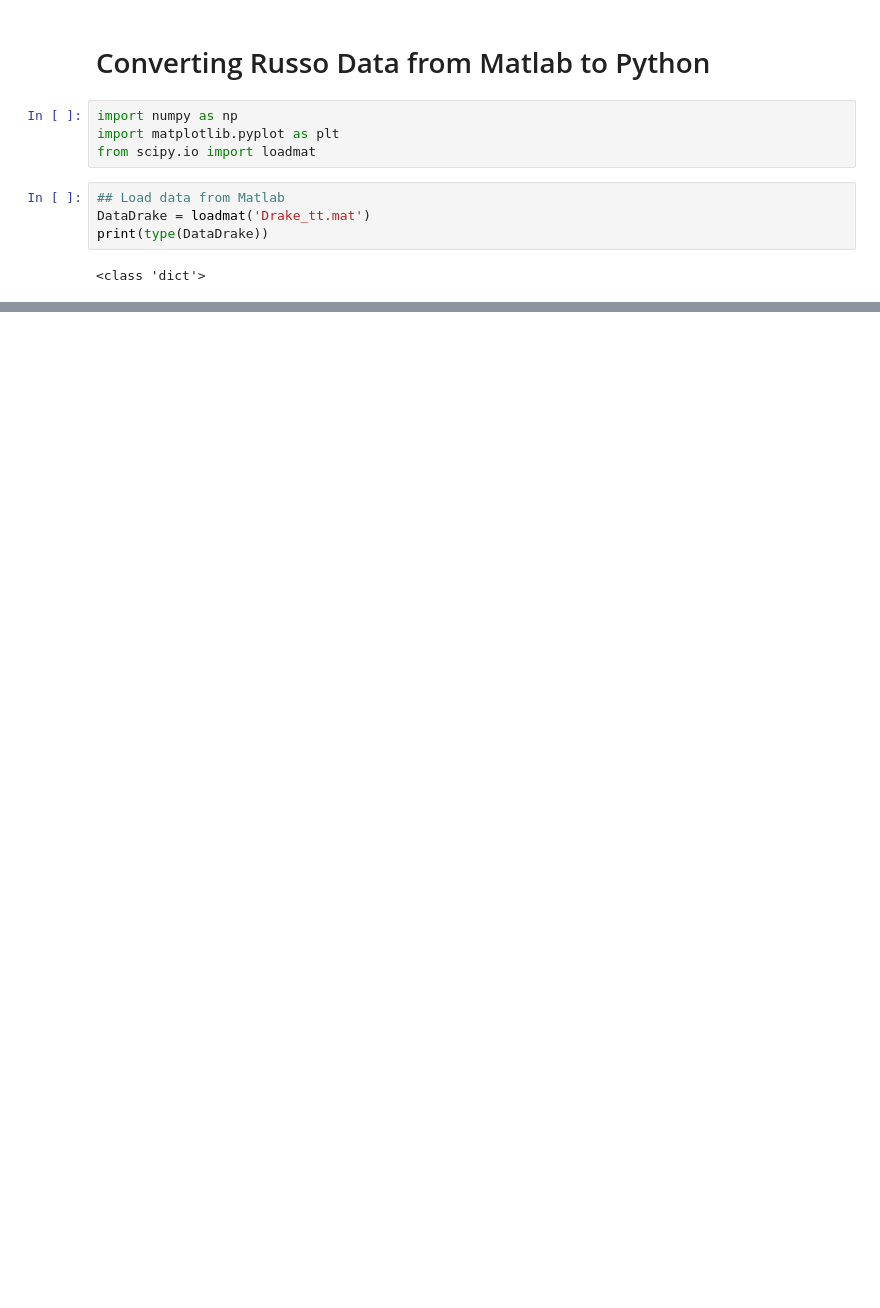
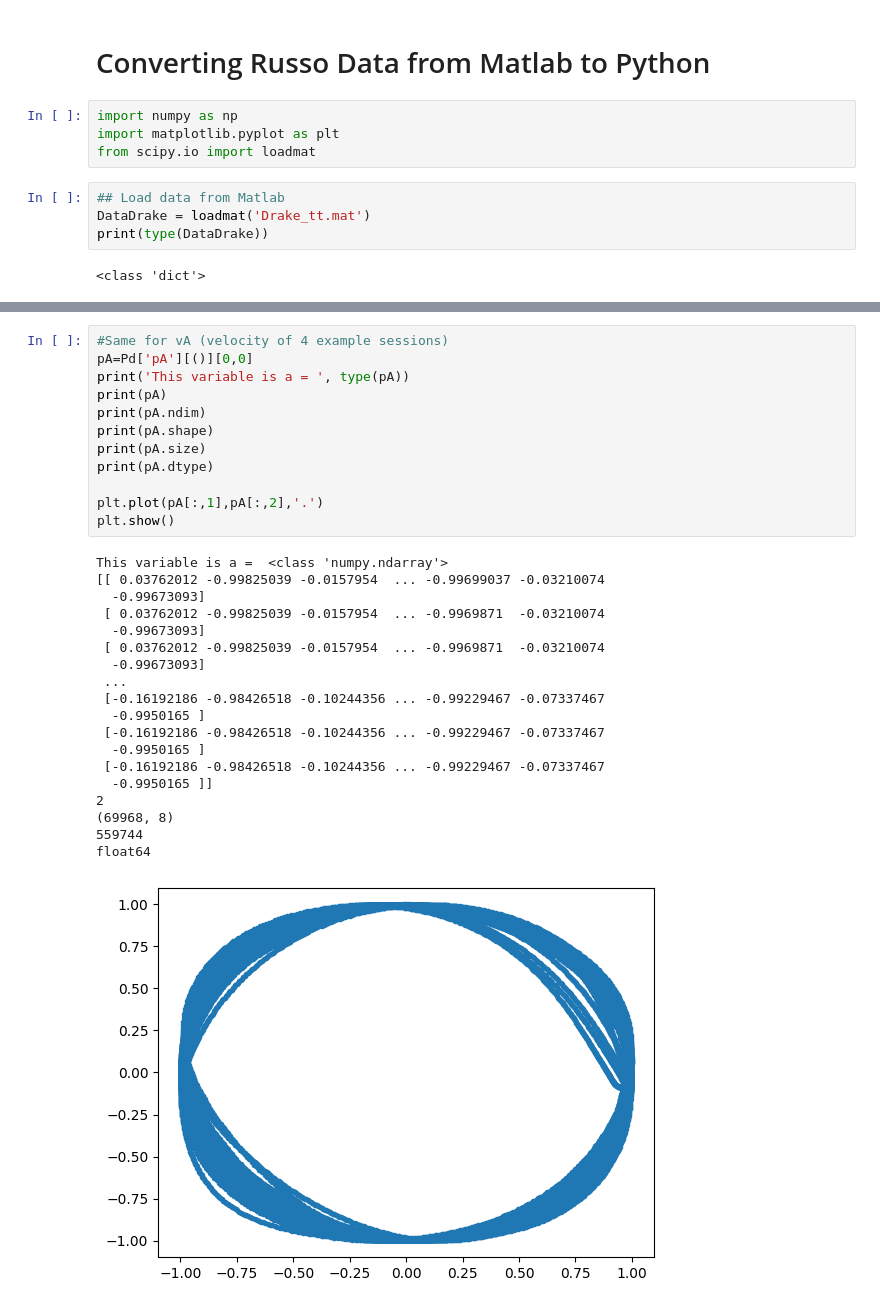
Before and after one commit to AndreaColinsR/Python_examples, a Jupyter notebook: Extracting_Russo_Data.ipynb, the cells around one changed output, grey strips where cells are left out. Drawn from its saved outputs; the diff is of its cells as text; blank space fills up the shorter version.

```diff
--- a/Extracting_Russo_Data.ipynb
+++ b/Extracting_Russo_Data.ipynb
@@ -34,0 +74,32 @@ print(a)
+# %%
+#Same for vA (velocity of 4 example sessions)
+pA=Pd['pA'][()][0,0]
+print('This variable is a = ', type(pA))
+print(pA)
+print(pA.ndim)
+print(pA.shape)
+print(pA.size)
+print(pA.dtype)
+
+plt.plot(pA[:,1],pA[:,2],'.')
+plt.show()
+# %% [output]
+This variable is a =  <class 'numpy.ndarray'>
+[[ 0.03762012 -0.99825039 -0.0157954  ... -0.99699037 -0.03210074
+  -0.99673093]
+ [ 0.03762012 -0.99825039 -0.0157954  ... -0.9969871  -0.03210074
+  -0.99673093]
+ [ 0.03762012 -0.99825039 -0.0157954  ... -0.9969871  -0.03210074
+  -0.99673093]
+ ...
+ [-0.16192186 -0.98426518 -0.10244356 ... -0.99229467 -0.07337467
+  -0.9950165 ]
+ [-0.16192186 -0.98426518 -0.10244356 ... -0.99229467 -0.07337467
+  -0.9950165 ]
+ [-0.16192186 -0.98426518 -0.10244356 ... -0.99229467 -0.07337467
+  -0.9950165 ]]
+2
+(69968, 8)
+559744
+float64
+[figure, added]
```
Also changed, not shown: parts of 3 cells of this notebook.
